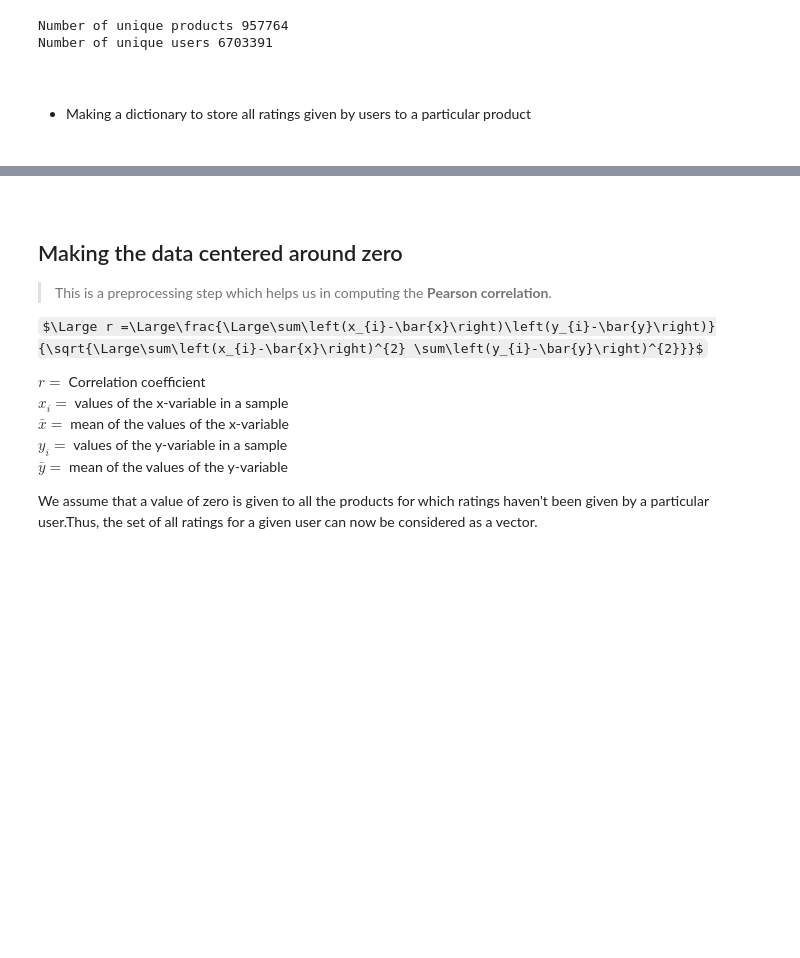
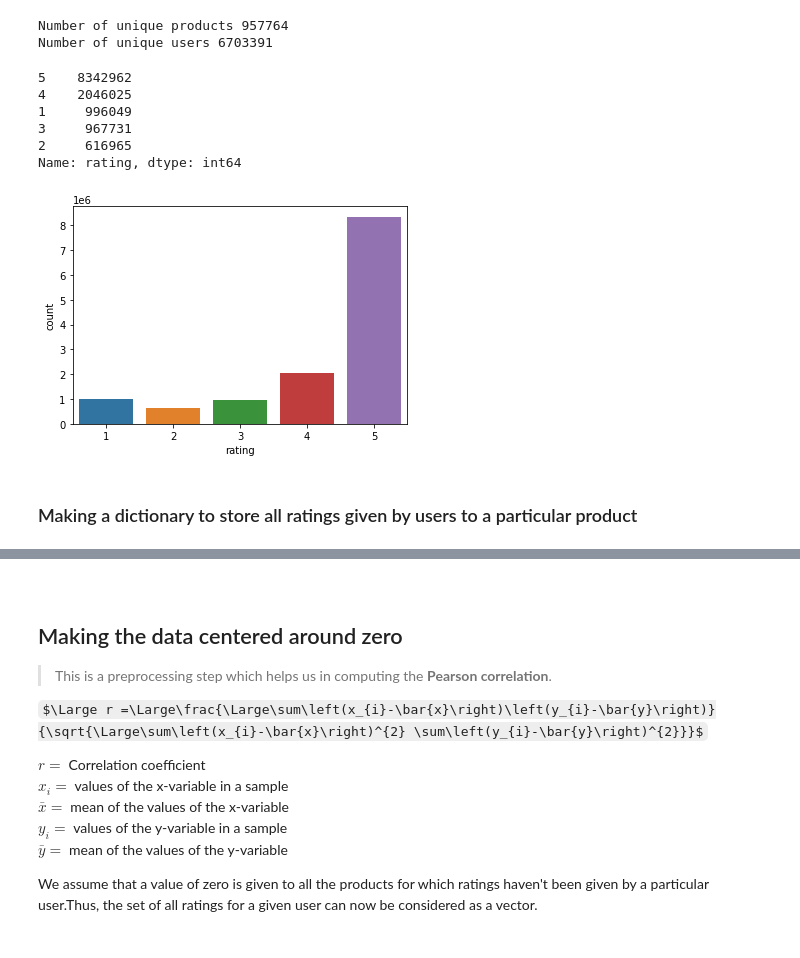
Before and after one commit to ArkiGhosh/Recommendation-System, a Jupyter notebook: RecommendationSystem.ipynb, the cells around one changed output, grey strips where cells are left out. Saved outputs shown, nothing was run; the diff lists cells and outputs as text; code cells hidden in the pictures; some formulas as TeX source; blank space fills up the shorter version.

```diff
--- a/RecommendationSystem.ipynb
+++ b/RecommendationSystem.ipynb
@@ -49,10 +52,19 @@ print('Number of unique users', len(users))
 # %% [output]
 Number of unique products 957764
 Number of unique users 6703391
+# %%
+plot = sns.countplot(x='rating', data=sports)
+sports['rating'].value_counts()
+# %% [output]
+5    8342962
+4    2046025
+1     996049
+3     967731
+2     616965
+Name: rating, dtype: int64
+[figure, added]
 # %% [markdown]
-&nbsp;
-* Making a dictionary to store all ratings given by users to a particular product
-&nbsp;
+### Making a dictionary to store all ratings given by users to a particular product
 # %%
 all_products = defaultdict(dict)
 for ind in sports.itertuples():
```
Also changed, not shown: parts of 23 cells of this notebook.
